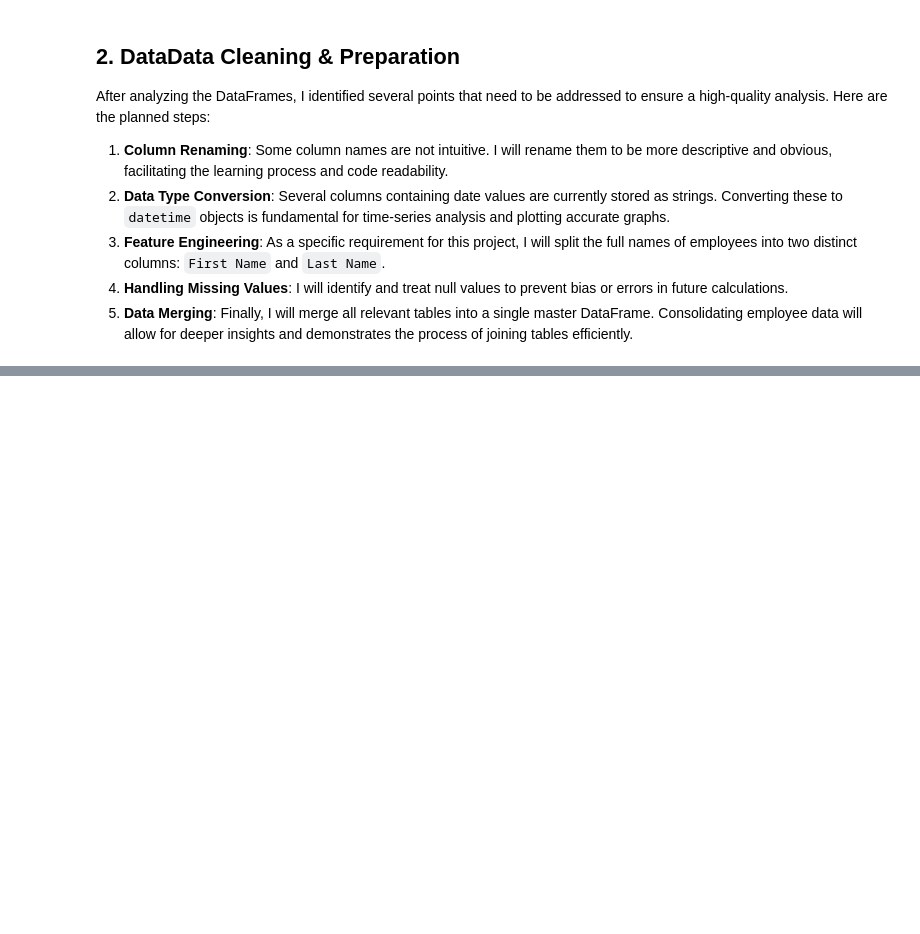
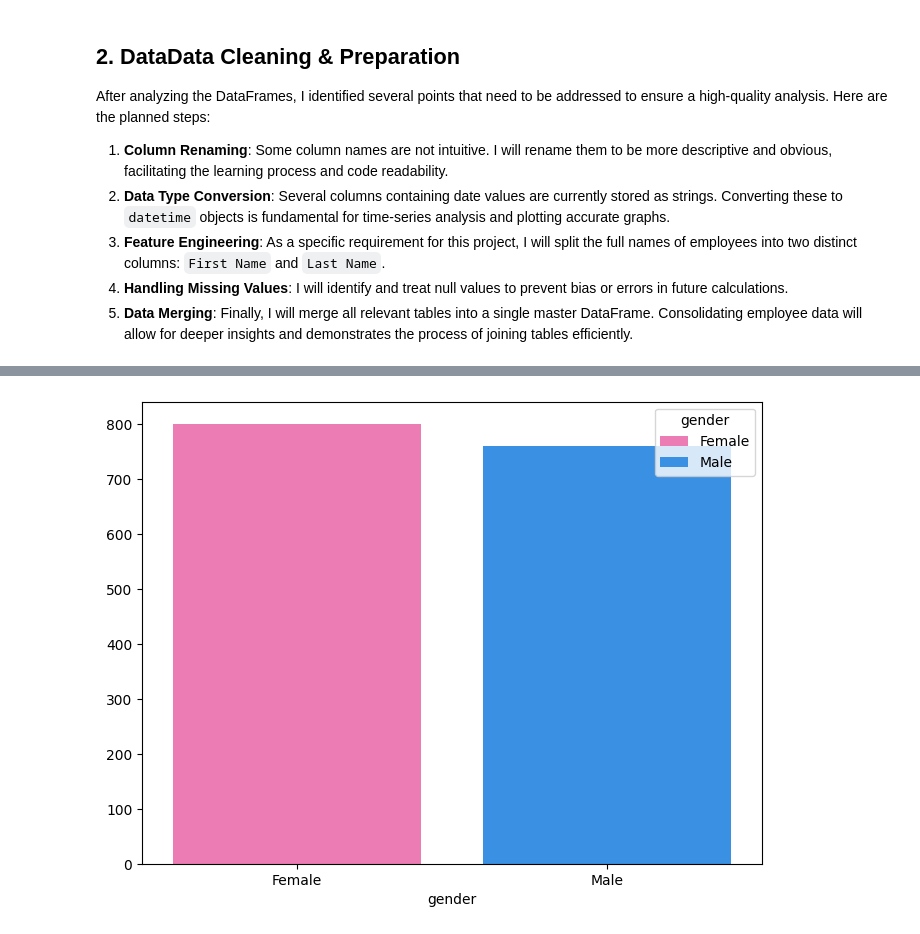
Before and after one commit to pedro-cella/Codebasics_Data_Science, a Jupyter notebook: Projects/hr_eda/Human_Resources_EDA.ipynb, the cells around one changed output, grey strips where cells are left out. Saved outputs shown, nothing was run; the diff lists cells and outputs as text; code cells hidden in the pictures; blank space fills up the shorter version.

Commit message:
doing more exploratory data analysis

```diff
--- a/Projects/hr_eda/Human_Resources_EDA.ipynb
+++ b/Projects/hr_eda/Human_Resources_EDA.ipynb
@@ -182,0 +268,4 @@ After analyzing the DataFrames, I identified several points that need to be addr
+# %%
+# Now I will change the columns with date values from string to date type
+df_employee_copy[['EngDt', 'TermDt', 'DOB']] = df_employee_copy[['EngDt', 'TermDt', 'DOB']].apply(pd.to_datetime, format='mixed', errors='coerce')
+df_employee_copy.head(5)
@@ -182,0 +297,7 @@ After analyzing the DataFrames, I identified several points that need to be addr
+# %%
+# Now before I organize the columns in order, i will change the name of the columns to a more significant name
+df_employee_copy = df_employee_copy.rename(columns={'EmpID': 'employeeID','EmpName': 'employee_name', 'EngDt': 'admission_date','TermDt': 'termination_date',
+                                                   'DepID': 'departmentID', 'GenderID': 'gender', 'RaceID': 'raceID',
+                                                   'MgrID': 'managerID', 'DOB': 'date_of_birth', 'PayRate': 'payrate',
+                                                   'Level': 'level'})
+df_employee_copy
@@ -182,0 +318,19 @@ After analyzing the DataFrames, I identified several points that need to be addr
+# %%
+# After changing the names I will order the columns, in this case I removed the column payrate, on this exercise
+# the payrate did not have any value inside, only NaN values, so I decided to remove it, ina real world scenario
+# probably the information was not loaded correctly, so in a real case it should be investigated, since payrate can provide
+# valuable insights
+df_employee_copy = df_employee_copy[[
+    'employeeID',
+    'first_name',
+    'last_name',
+    'date_of_birth',
+    'gender',
+    'raceID',
+    'admission_date',
+    'termination_date',
+    'departmentID',
+    'managerID',
+    'level'
+]]
+df_employee_copy.head()
@@ -182,0 +349,15 @@ After analyzing the DataFrames, I identified several points that need to be addr
+# %%
+# When I changed the gender from int to str i can "play" with the data in a graph format
+gender_count = df_employee_copy['gender'].value_counts()
+
+plt.figure(figsize=(8, 6))
+graph = sns.barplot(
+    x=gender_count.index,
+    y=gender_count.values,
+    hue=gender_count.index,
+    palette=['#FF69B4', '#1E90FF'],
+    legend=True
+)
+plt.show()
+# %% [output]
+[figure, added]
```
Also changed, not shown: parts of 21 cells of this notebook.
